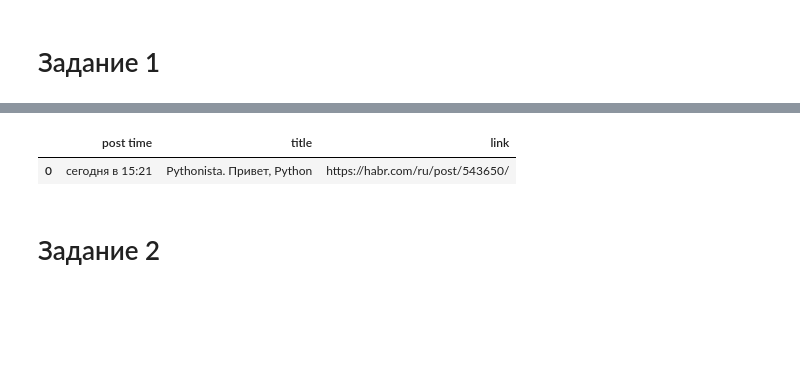
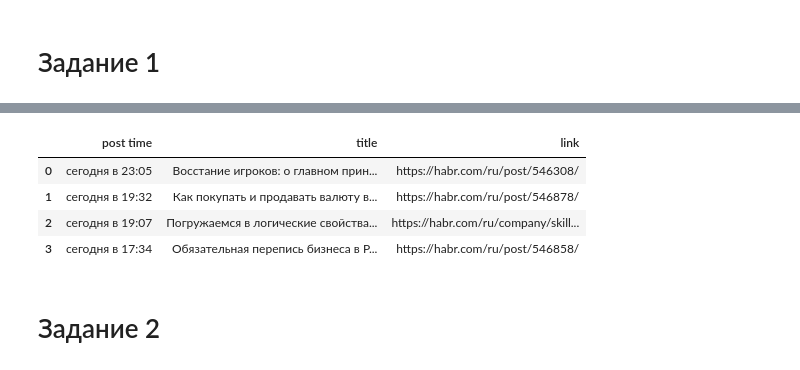
Before and after one commit to cevapro/Homeworks, a Jupyter notebook: PYDA_Protasevich_Dmitry_13.ipynb, the cells around one changed output, grey strips where cells are left out. Cells and saved outputs as stored; diff of their text form; code cells hidden in the pictures; blank space fills up the shorter version.

```diff
--- a/PYDA_Protasevich_Dmitry_13.ipynb
+++ b/PYDA_Protasevich_Dmitry_13.ipynb
@@ -8,7 +8,7 @@ import pandas as pd
 import requests
 from bs4 import BeautifulSoup
 
-KEYWORDS = ['парсинг', 'python']
+KEYWORDS = ['парсинг', 'python', 'парсить', 'стать']
 # %%
 req = requests.get('https://habr.com/ru/all/')
 soup = BeautifulSoup(req.text, 'html.parser')
@@ -36,24 +36,28 @@ posts
 # %%
 title_all = []
 post_time_all = []
 post_link_all = []
 
 for post in posts:
-    hubs = post.find_all('a', class_='hub-link')
+    hubs = post.find_all('div', class_="post__text post__text-html post__text_v2")
     for hub in hubs:
         hub_lower = hub.text.lower()
-        if any([hub_lower in desired for desired in KEYWORDS]):
-            title_element = post.find('a', class_='post__title_link')
-            post_time = post.find('span', class_='post__time').text
-            post_time_all += [post_time]
-            title_all += [title_element.text]
-            post_link_all += [title_element.attrs.get('href')]
+        for word in KEYWORDS:
+            if word in hub_lower:
+                title_element = post.find('a', class_='post__title_link')
+                post_time = post.find('span', class_='post__time').text
+                post_time_all += [post_time]
+                title_all += [title_element.text]
+                post_link_all += [title_element.attrs.get('href')]
 
 kw = {'post time': pd.Series(post_time_all), 'title': pd.Series(title_all), 'link' : pd.Series(post_link_all)}
 pd.DataFrame(kw)
 # %% [output]
 |  | post time | title | link |
-| 0 | сегодня в 15:21 | Pythonista. Привет, Python | https://habr.com/ru/post/543650/ |
+| 0 | сегодня в 23:05 | Восстание игроков: о главном прин... | https://habr.com/ru/post/546308/ |
+| 1 | сегодня в 19:32 | Как покупать и продавать валюту в... | https://habr.com/ru/post/546878/ |
+| 2 | сегодня в 19:07 | Погружаемся в логические свойства... | https://habr.com/ru/company/skill... |
+| 3 | сегодня в 17:34 | Обязательная перепись бизнеса в Р... | https://habr.com/ru/post/546858/ |
 # %% [markdown]
 # Задание 2
 # %%
```
Also changed, not shown: parts of 2 cells of this notebook.
